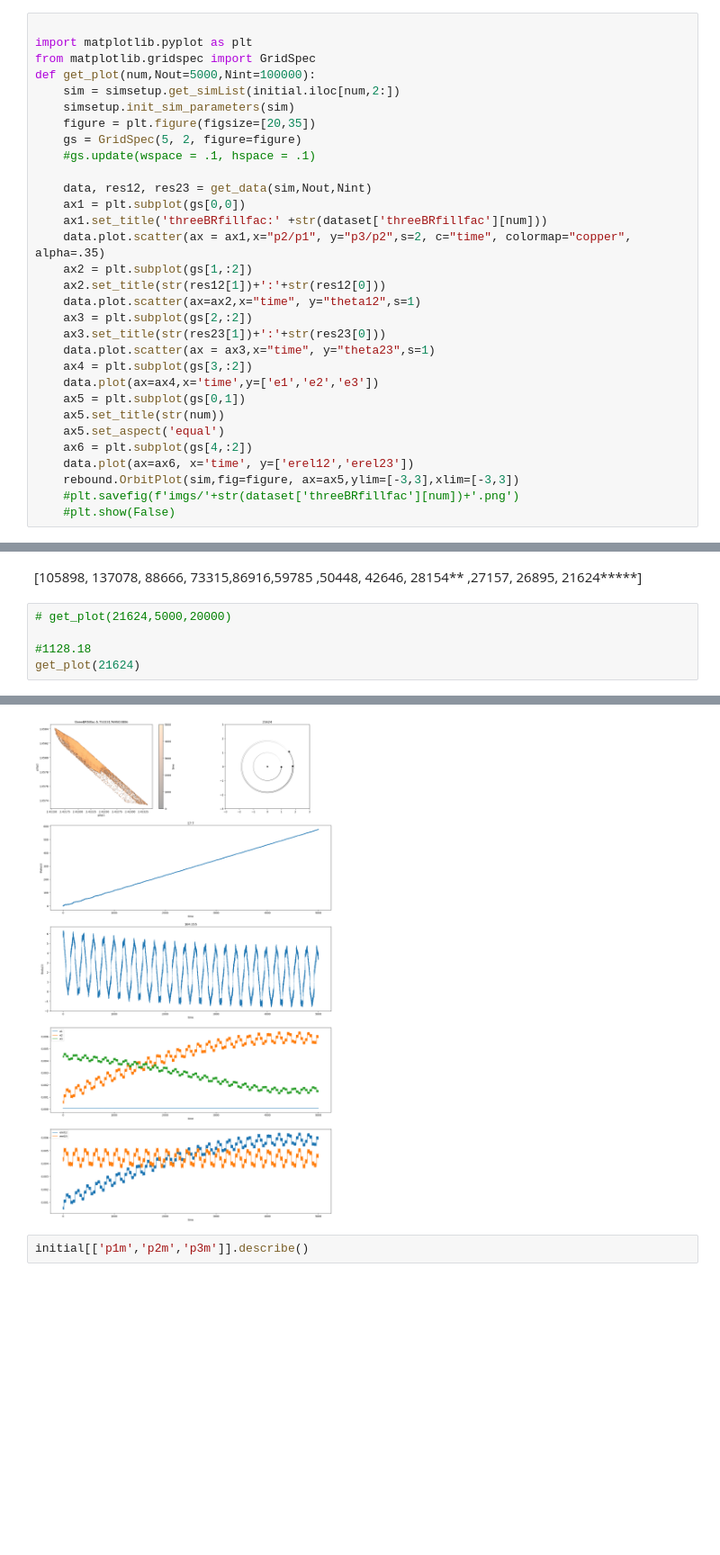
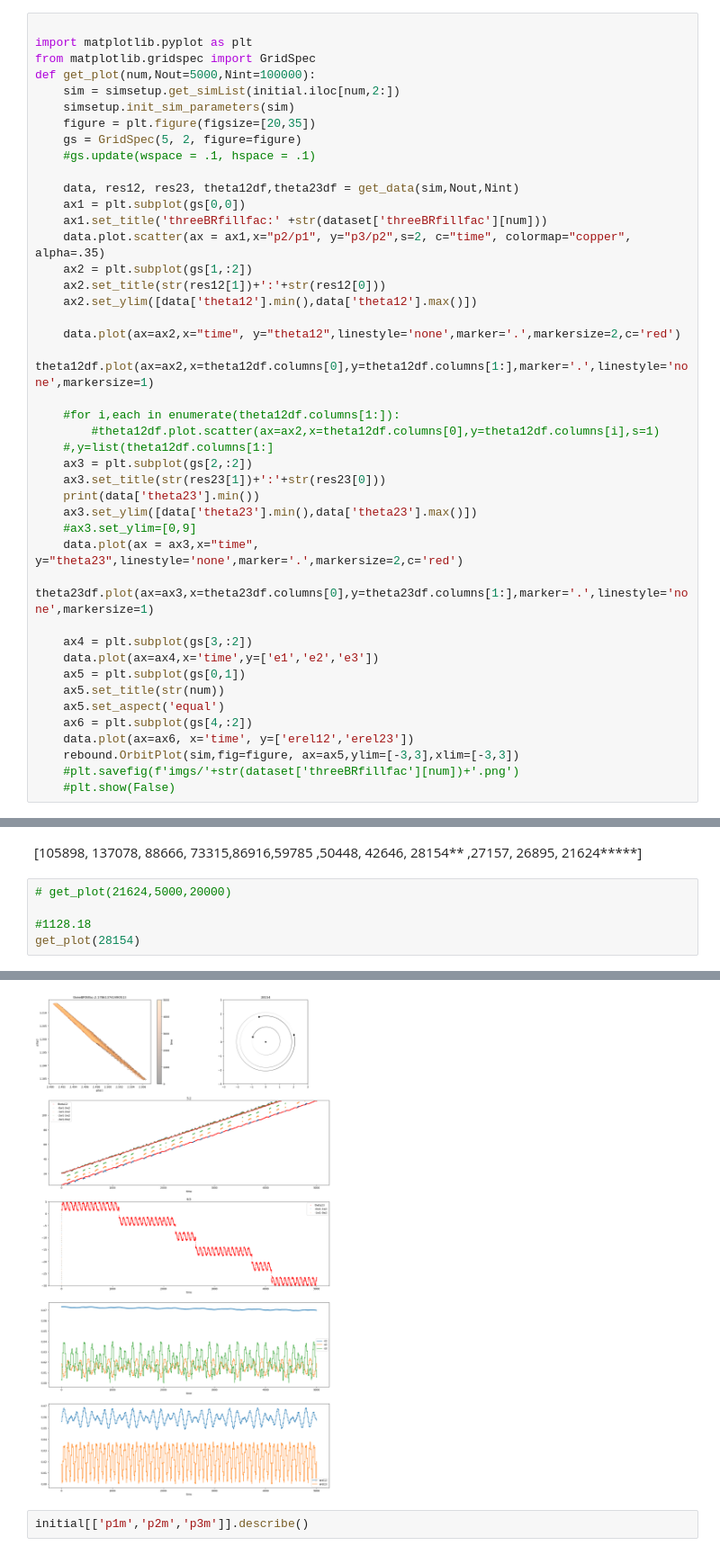
Before and after one commit to Ethadhani/summerSPOCK, a Jupyter notebook: datafilt/datafilt.ipynb, the cells around one changed output, grey strips where cells are left out. Shown at 90% size. Drawn from its saved outputs; the diff is of its cells as text; blank space fills up the shorter version.

```diff
--- a/datafilt/datafilt.ipynb
+++ b/datafilt/datafilt.ipynb
@@ -280,16 +291,28 @@ def get_plot(num,Nout=5000,Nint=100000):
     gs = GridSpec(5, 2, figure=figure)
     #gs.update(wspace = .1, hspace = .1)
 
-    data, res12, res23 = get_data(sim,Nout,Nint)
+    data, res12, res23, theta12df,theta23df = get_data(sim,Nout,Nint)
     ax1 = plt.subplot(gs[0,0])
     ax1.set_title('threeBRfillfac:' +str(dataset['threeBRfillfac'][num]))
     data.plot.scatter(ax = ax1,x="p2/p1", y="p3/p2",s=2, c="time", colormap="copper", alpha=.35)
     ax2 = plt.subplot(gs[1,:2])
     ax2.set_title(str(res12[1])+':'+str(res12[0]))
-    data.plot.scatter(ax=ax2,x="time", y="theta12",s=1)
+    ax2.set_ylim([data['theta12'].min(),data['theta12'].max()])
+
+    data.plot(ax=ax2,x="time", y="theta12",linestyle='none',marker='.',markersize=2,c='red')
+    theta12df.plot(ax=ax2,x=theta12df.columns[0],y=theta12df.columns[1:],marker='.',linestyle='none',markersize=1)
+
+    #for i,each in enumerate(theta12df.columns[1:]):
+        #theta12df.plot.scatter(ax=ax2,x=theta12df.columns[0],y=theta12df.columns[i],s=1)
+    #,y=list(theta12df.columns[1:]
     ax3 = plt.subplot(gs[2,:2])
     ax3.set_title(str(res23[1])+':'+str(res23[0]))
-    data.plot.scatter(ax = ax3,x="time", y="theta23",s=1)
+    print(data['theta23'].min())
+    ax3.set_ylim([data['theta23'].min(),data['theta23'].max()])
+    #ax3.set_ylim=[0,9]
+    data.plot(ax = ax3,x="time", y="theta23",linestyle='none',marker='.',markersize=2,c='red')
+    theta23df.plot(ax=ax3,x=theta23df.columns[0],y=theta23df.columns[1:],marker='.',linestyle='none',markersize=1)
+
     ax4 = plt.subplot(gs[3,:2])
     data.plot(ax=ax4,x='time',y=['e1','e2','e3'])
     ax5 = plt.subplot(gs[0,1])
@@ -355,5 +391,5 @@ super weird: 130265
 # get_plot(21624,5000,20000)
 
 #1128.18
-get_plot(21624)
+get_plot(28154)
 # %% [output]
@@ -364,4 +401,4 @@ get_plot(21624)
-[figure, old version]
+[figure, new version]
 # %%
 initial[['p1m','p2m','p3m']].describe()
 # %% [output]
```
Also changed, not shown: parts of 5 cells of this notebook.
